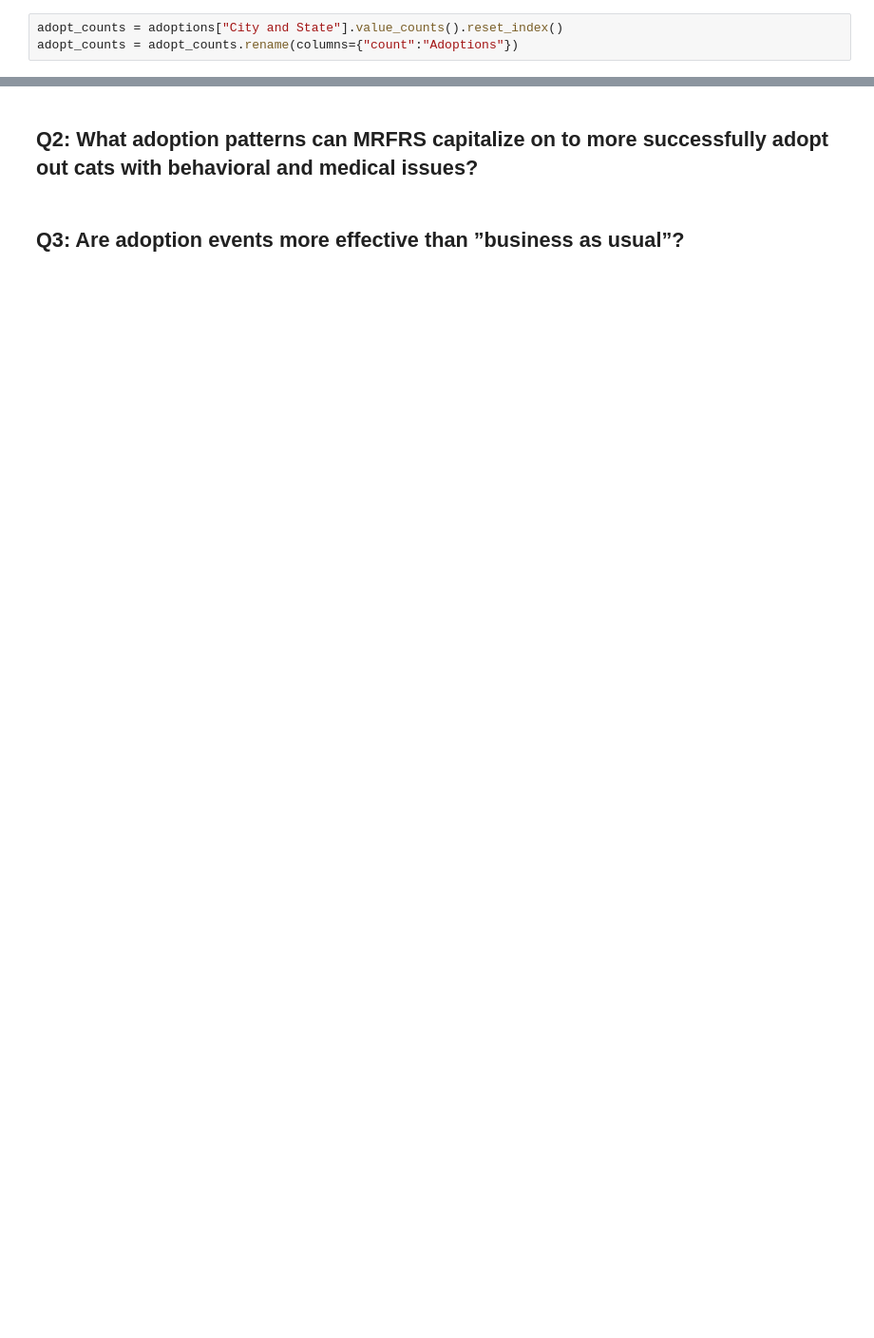
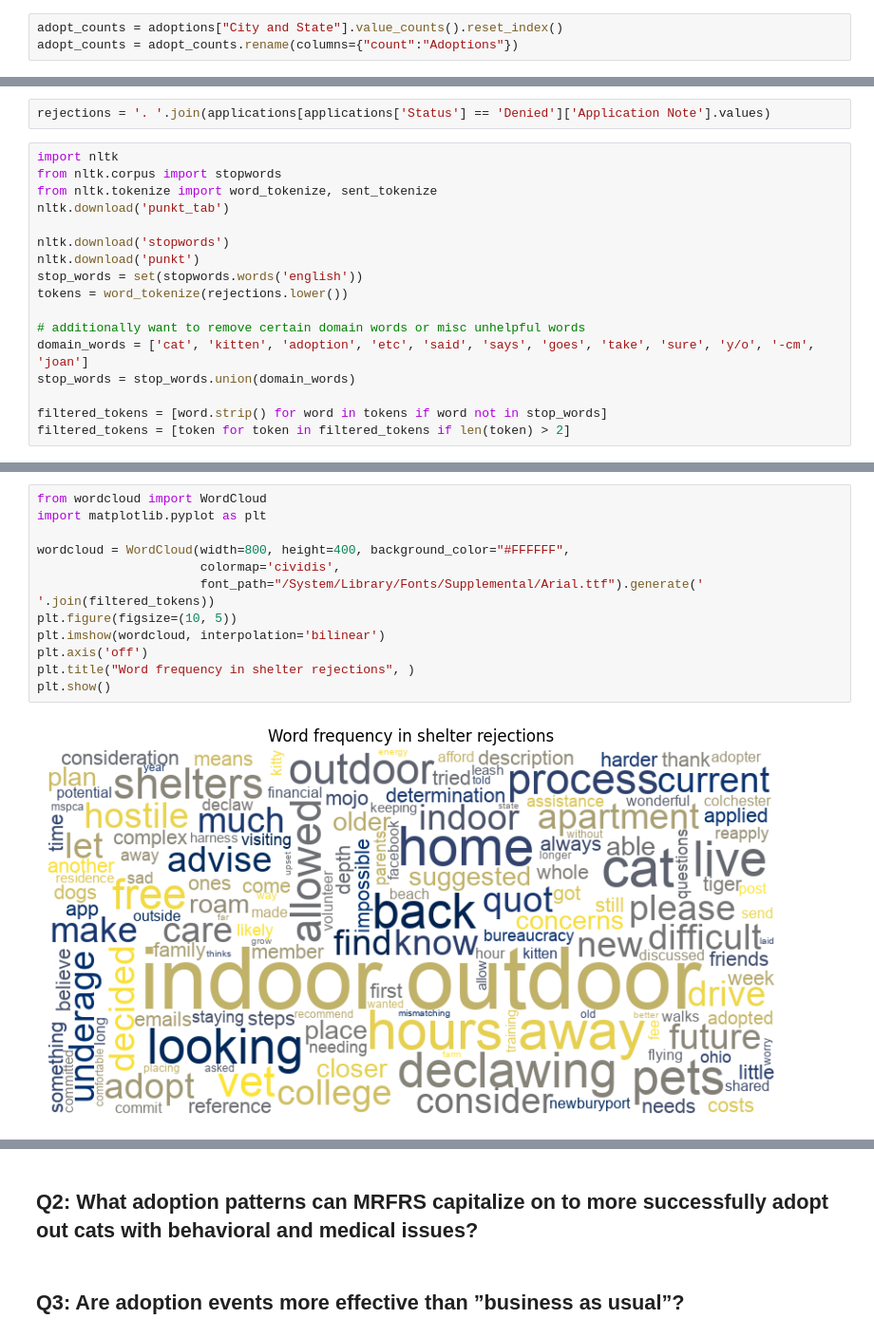
Before and after one commit to nohrg/MRFRS-stats-analysis, a Jupyter notebook: adoption_policy_P2.ipynb, the cells around one changed output, grey strips where cells are left out. Shown at 95% size. Drawn from its saved outputs; the diff is of its cells as text; blank space fills up the shorter version.

```diff
--- a/adoption_policy_P2.ipynb
+++ b/adoption_policy_P2.ipynb
@@ -211,0 +265,19 @@ sum(relevant_cities["Adoptions"])/sum(adopt_counts["Adoptions"])
+# %%
+rejections = '. '.join(applications[applications['Status'] == 'Denied']['Application Note'].values)
+# %%
+import nltk
+from nltk.corpus import stopwords
+from nltk.tokenize import word_tokenize, sent_tokenize
+nltk.download('punkt_tab')
+
+nltk.download('stopwords')
+nltk.download('punkt')
+stop_words = set(stopwords.words('english'))
+tokens = word_tokenize(rejections.lower())
+
+# additionally want to remove certain domain words or misc unhelpful words
+domain_words = ['cat', 'kitten', 'adoption', 'etc', 'said', 'says', 'goes', 'take', 'sure', 'y/o', '-cm', 'joan']
+stop_words = stop_words.union(domain_words)
+
+filtered_tokens = [word.strip() for word in tokens if word not in stop_words]
+filtered_tokens = [token for token in filtered_tokens if len(token) > 2]
@@ -211,0 +294,14 @@ sum(relevant_cities["Adoptions"])/sum(adopt_counts["Adoptions"])
+# %%
+from wordcloud import WordCloud
+import matplotlib.pyplot as plt
+
+wordcloud = WordCloud(width=800, height=400, background_color="#FFFFFF",
+                      colormap='cividis',
+                      font_path="/System/Library/Fonts/Supplemental/Arial.ttf").generate(' '.join(filtered_tokens))
+plt.figure(figsize=(10, 5))
+plt.imshow(wordcloud, interpolation='bilinear')
+plt.axis('off')
+plt.title("Word frequency in shelter rejections", )
+plt.show()
+# %% [output]
+[figure, added]
```
Also changed, not shown: parts of 18 cells of this notebook, 41 other files.
